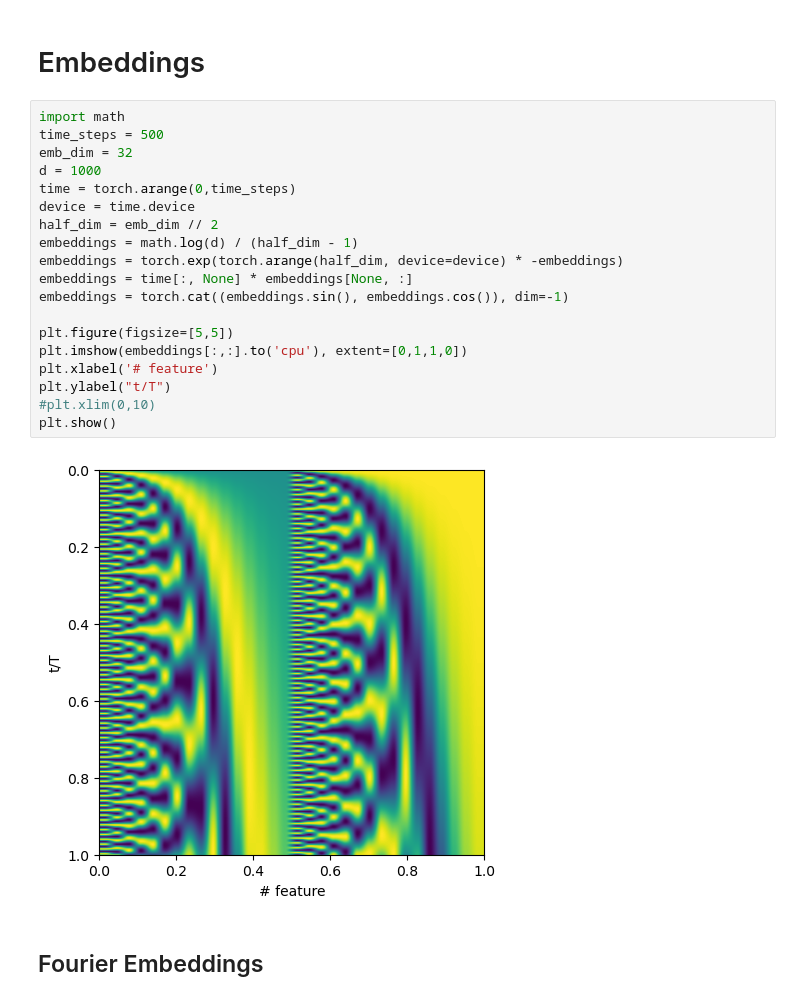
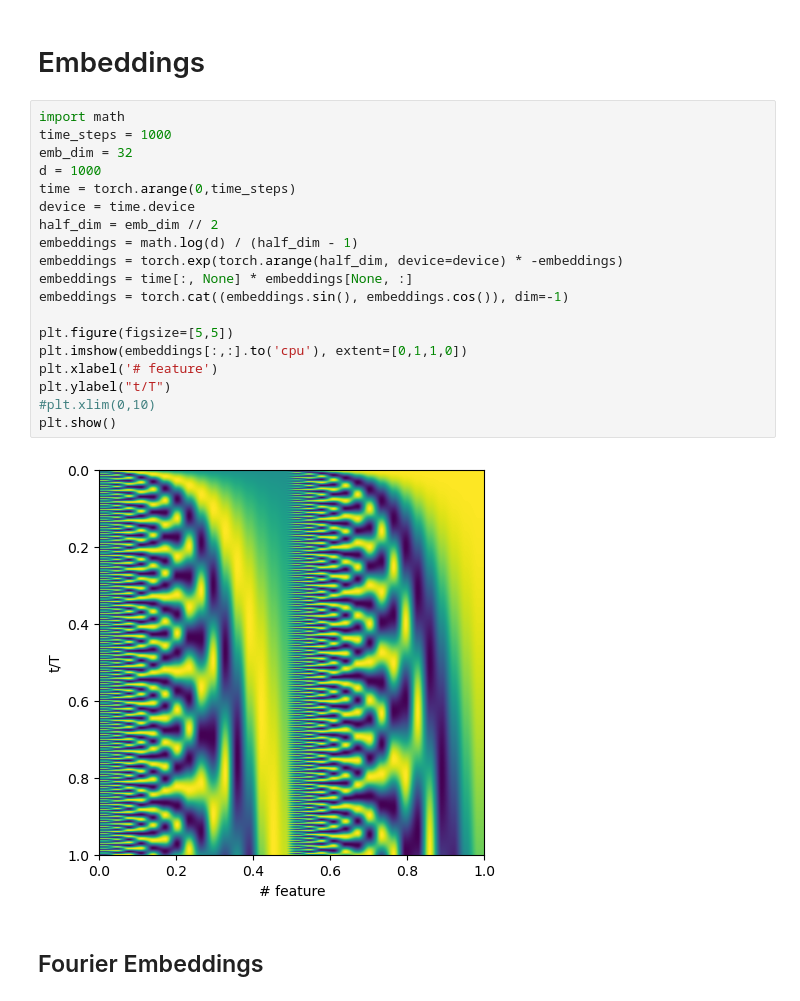
Before and after one commit to SebastianMerino/DiffusionBeamformer, a Jupyter notebook: schedule_test.ipynb, the cells around one changed output. Drawn from its saved outputs; the diff is of its cells as text.

```diff
--- a/schedule_test.ipynb
+++ b/schedule_test.ipynb
@@ -37,25 +37,25 @@ plt.show()
 # Embeddings
 # %%
 import math
-time_steps = 500
+time_steps = 1000
 emb_dim = 32
 d = 1000
 time = torch.arange(0,time_steps)
 device = time.device
 half_dim = emb_dim // 2
 embeddings = math.log(d) / (half_dim - 1)
 embeddings = torch.exp(torch.arange(half_dim, device=device) * -embeddings)
 embeddings = time[:, None] * embeddings[None, :]
 embeddings = torch.cat((embeddings.sin(), embeddings.cos()), dim=-1)
 
 plt.figure(figsize=[5,5])
 plt.imshow(embeddings[:,:].to('cpu'), extent=[0,1,1,0])
 plt.xlabel('# feature')
 plt.ylabel("t/T")
 #plt.xlim(0,10)
 plt.show()
 # %% [output]
-[figure, old version]
+[figure, new version]
 # %% [markdown]
 ## Fourier Embeddings
 # %%
```
Also changed, not shown: parts of 2 cells of this notebook, 2 other files.
